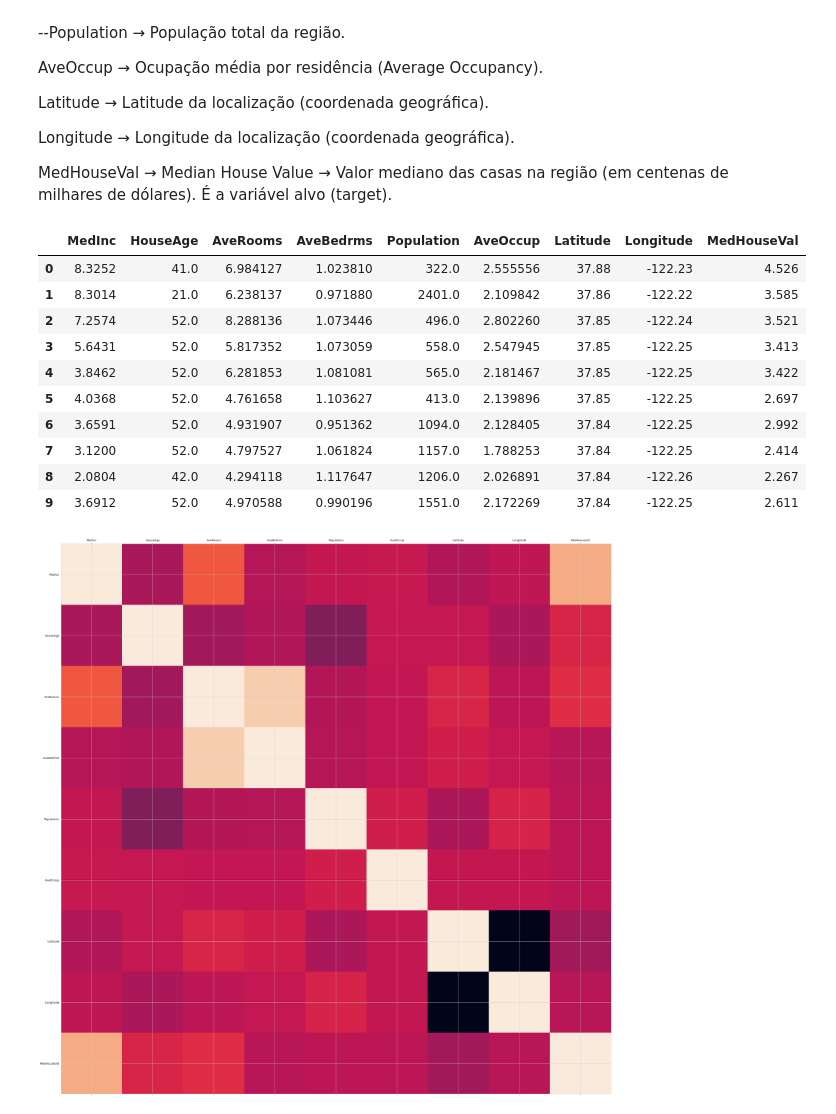
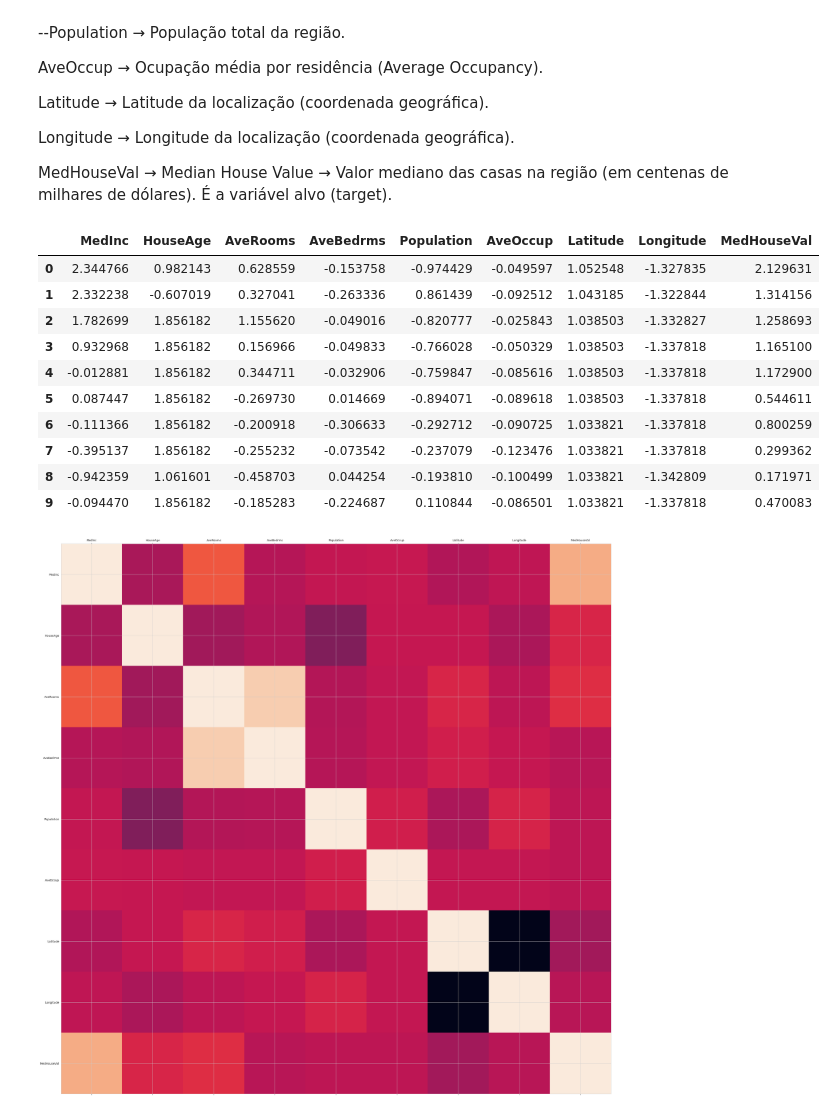
Before and after one commit to Eduardo-Mati/Projetos-integrador---Desafio-unifacisa---Modelos-de-Machine-Learning, a Jupyter notebook: Q6.ipynb, the cells around one changed output. Saved outputs shown, nothing was run; the diff lists cells and outputs as text; code cells hidden in the pictures.

```diff
--- a/Q6.ipynb
+++ b/Q6.ipynb
@@ -98,19 +98,20 @@ MedHouseVal → Median House Value → Valor mediano das casas na região (em ce
 # Normalizando variáveis
 scaler = StandardScaler()
 df_scaled = scaler.fit_transform(df)
+df_scaled = pd.DataFrame(df_scaled, columns=df.columns)
 # %%
-df.head(10)
+df_scaled.head(10)
 # %% [output]
 |  | MedInc | HouseAge | AveRooms | AveBedrms | Population | AveOccup | Latitude | Longitude | MedHouseVal |
-| 0 | 8.3252 | 41.0 | 6.984127 | 1.023810 | 322.0 | 2.555556 | 37.88 | -122.23 | 4.526 |
-| 1 | 8.3014 | 21.0 | 6.238137 | 0.971880 | 2401.0 | 2.109842 | 37.86 | -122.22 | 3.585 |
-| 2 | 7.2574 | 52.0 | 8.288136 | 1.073446 | 496.0 | 2.802260 | 37.85 | -122.24 | 3.521 |
-| 3 | 5.6431 | 52.0 | 5.817352 | 1.073059 | 558.0 | 2.547945 | 37.85 | -122.25 | 3.413 |
-| 4 | 3.8462 | 52.0 | 6.281853 | 1.081081 | 565.0 | 2.181467 | 37.85 | -122.25 | 3.422 |
-| 5 | 4.0368 | 52.0 | 4.761658 | 1.103627 | 413.0 | 2.139896 | 37.85 | -122.25 | 2.697 |
-| 6 | 3.6591 | 52.0 | 4.931907 | 0.951362 | 1094.0 | 2.128405 | 37.84 | -122.25 | 2.992 |
-| 7 | 3.1200 | 52.0 | 4.797527 | 1.061824 | 1157.0 | 1.788253 | 37.84 | -122.25 | 2.414 |
-| 8 | 2.0804 | 42.0 | 4.294118 | 1.117647 | 1206.0 | 2.026891 | 37.84 | -122.26 | 2.267 |
-| 9 | 3.6912 | 52.0 | 4.970588 | 0.990196 | 1551.0 | 2.172269 | 37.84 | -122.25 | 2.611 |
+| 0 | 2.344766 | 0.982143 | 0.628559 | -0.153758 | -0.974429 | -0.049597 | 1.052548 | -1.327835 | 2.129631 |
+| 1 | 2.332238 | -0.607019 | 0.327041 | -0.263336 | 0.861439 | -0.092512 | 1.043185 | -1.322844 | 1.314156 |
+| 2 | 1.782699 | 1.856182 | 1.155620 | -0.049016 | -0.820777 | -0.025843 | 1.038503 | -1.332827 | 1.258693 |
+| 3 | 0.932968 | 1.856182 | 0.156966 | -0.049833 | -0.766028 | -0.050329 | 1.038503 | -1.337818 | 1.165100 |
+| 4 | -0.012881 | 1.856182 | 0.344711 | -0.032906 | -0.759847 | -0.085616 | 1.038503 | -1.337818 | 1.172900 |
+| 5 | 0.087447 | 1.856182 | -0.269730 | 0.014669 | -0.894071 | -0.089618 | 1.038503 | -1.337818 | 0.544611 |
+| 6 | -0.111366 | 1.856182 | -0.200918 | -0.306633 | -0.292712 | -0.090725 | 1.033821 | -1.337818 | 0.800259 |
+| 7 | -0.395137 | 1.856182 | -0.255232 | -0.073542 | -0.237079 | -0.123476 | 1.033821 | -1.337818 | 0.299362 |
+| 8 | -0.942359 | 1.061601 | -0.458703 | 0.044254 | -0.193810 | -0.100499 | 1.033821 | -1.342809 | 0.171971 |
+| 9 | -0.094470 | 1.856182 | -0.185283 | -0.224687 | 0.110844 | -0.086501 | 1.033821 | -1.337818 | 0.470083 |
 # %%
 # Observando as correlações de variáveis
```
Also changed, not shown: parts of 7 cells of this notebook.
